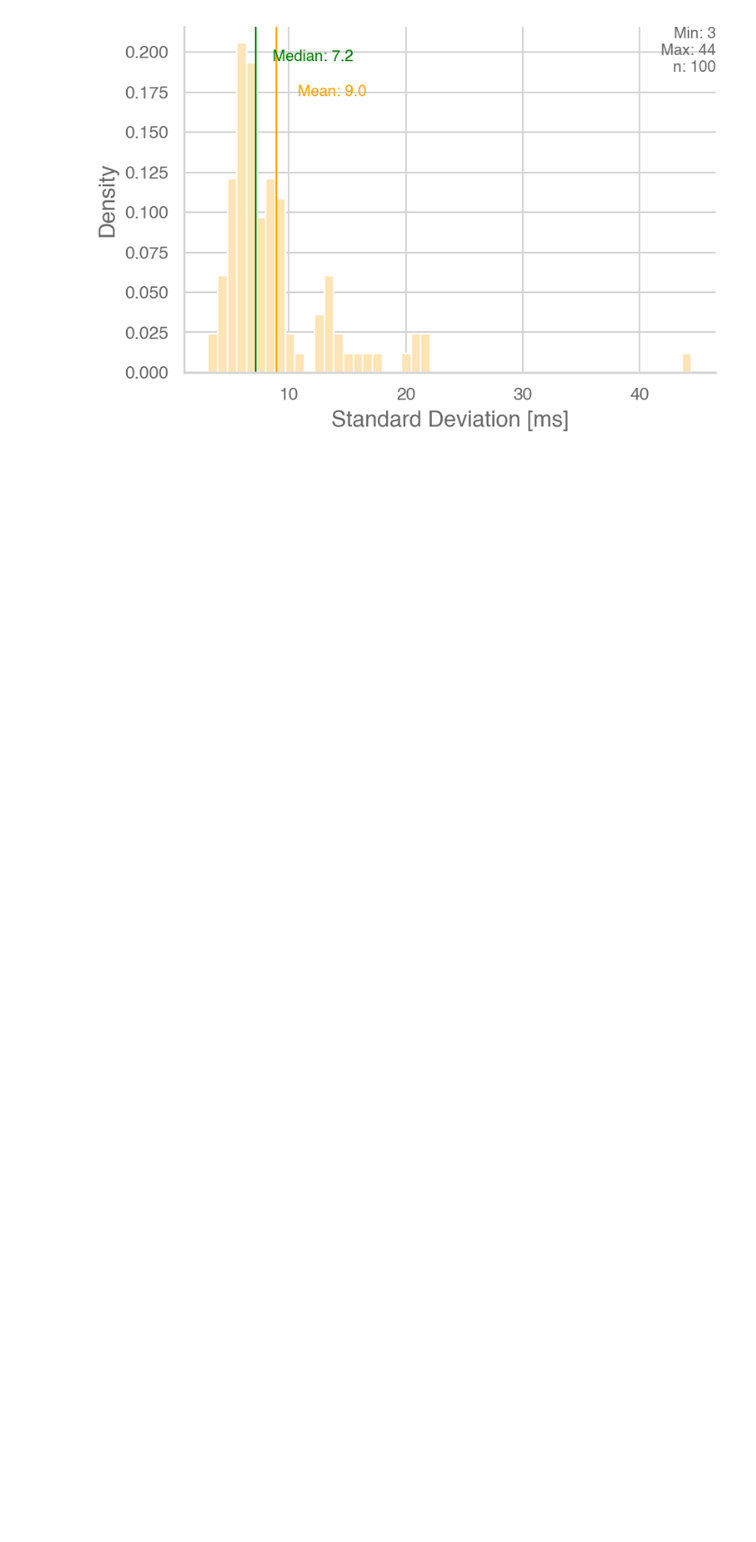
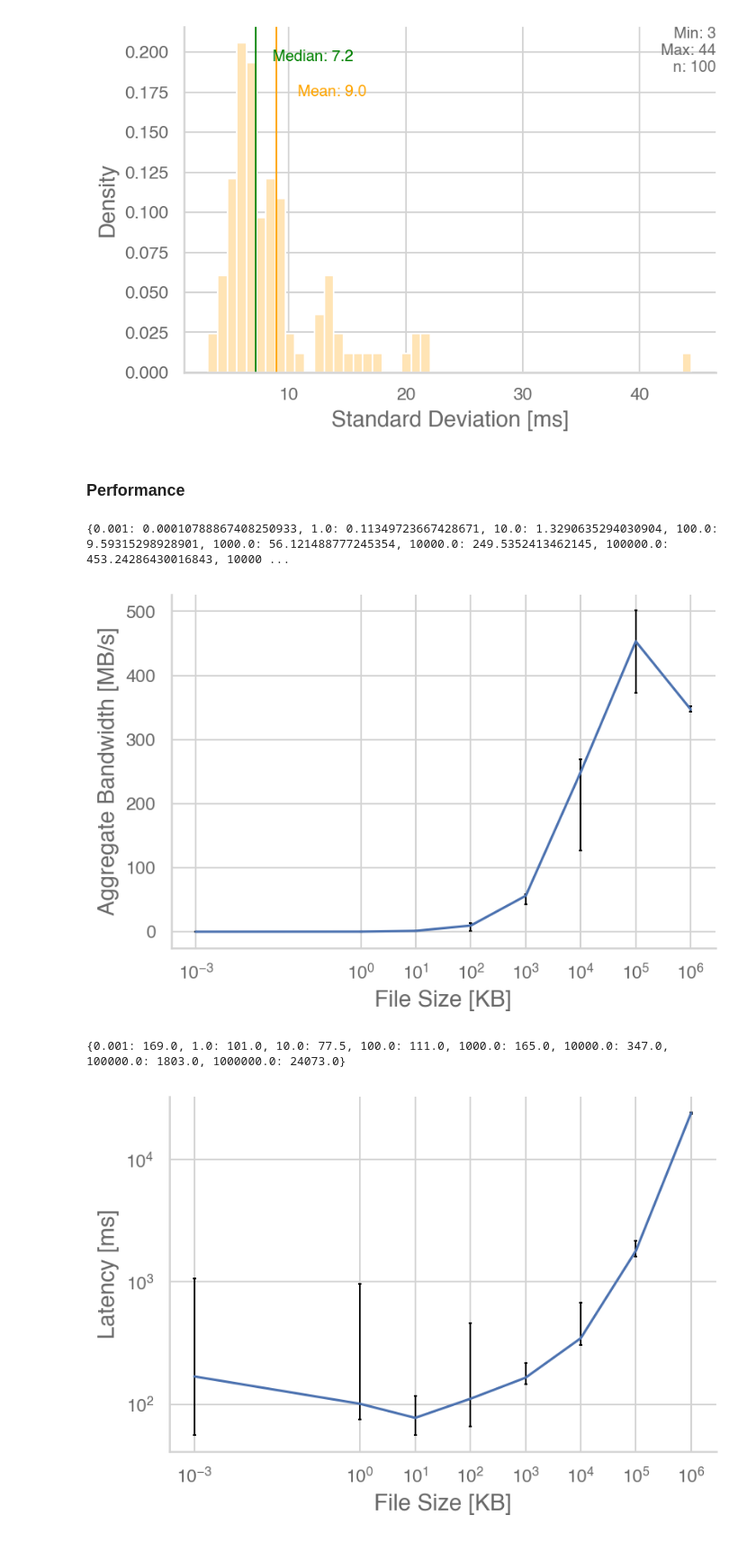
Before and after one commit to OpenCoreCH/LambdaCommBenchmarks, a Jupyter notebook: analysis/lambda_comm_benchmarks.ipynb, the cells around one changed output. Shown: that part at 90% size. Cells and saved outputs as stored; diff of their text form; code cells hidden in the pictures; blank space fills up the shorter version.

Commit message:
Added performance for one to many experiment

```diff
--- a/analysis/lambda_comm_benchmarks.ipynb
+++ b/analysis/lambda_comm_benchmarks.ipynb
@@ -242,3 +237,62 @@ plt.show()
 [figure]
 [figure]
 [figure]
+# %% [markdown]
+### Performance
+# %%
+var_base_path = os.path.join(S3_BASE_PATH, "one_to_many", "scaling_data", "out")
+res = parse_json(var_base_path)
+deltas = calc_deltas(res)
+plot_data = {}
+lower_error = []
+upper_error = []
+for file_size in sorted(deltas):
+    values = list(deltas[file_size].values())
+    agg_bandwidths = []
+    for run_arr in values:
+        agg_bandwidth = 0
+        for latency in run_arr:
+            agg_bandwidth += file_size / latency / 1000
+        agg_bandwidths.append(agg_bandwidth)
+    val = np.median(agg_bandwidths)
+    plot_data[file_size / 1000] = val
+    upper_ci = np.max(agg_bandwidths) - val
+    lower_ci = val - np.min(agg_bandwidths)
+    lower_error.append(lower_ci)
+    upper_error.append(upper_ci)
+print(plot_data)
+plt.xscale('log')
+plt.xlabel("File Size [KB]")
+plt.xticks(list(plot_data.keys()))
+plt.ylabel("Aggregate Bandwidth [MB/s]")
+plt.errorbar(plot_data.keys(), plot_data.values(), [lower_error, upper_error], ecolor='black', elinewidth=1, capsize=1)
+plt.savefig(os.path.join(OUTPUT_PATH, "s3_p2p_bandwidth.pdf"))
+plt.show()
+plot_data = {}
+lower_error = []
+upper_error = []
+for file_size in sorted(deltas):
+    values = list(deltas[file_size].values())
+    run_latencies = []
+    for run_arr in values:
+        run_latencies.append(np.max(run_arr))
+    val = np.median(run_latencies)
+    plot_data[file_size / 1000] = val
+    upper_ci = np.max(run_latencies) - val
+    lower_ci = val - np.min(run_latencies)
+    lower_error.append(lower_ci)
+    upper_error.append(upper_ci)
+print(plot_data)
+plt.xscale('log')
+plt.xlabel("File Size [KB]")
+plt.xticks(list(plot_data.keys()))
+plt.ylabel("Latency [ms]")
+plt.yscale('log')
+plt.errorbar(plot_data.keys(), plot_data.values(), [lower_error, upper_error], ecolor='black', elinewidth=1, capsize=1)
+plt.savefig(os.path.join(OUTPUT_PATH, "s3_p2p_latency.pdf"))
+plt.show()
+# %% [output]
+{0.001: 0.00010788867408250933, 1.0: 0.11349723667428671, 10.0: 1.3290635294030904, 100.0: 9.59315298928901, 1000.0: 56.121488777245354, 10000.0: 249.5352413462145, 100000.0: 453.24286430016843, 10000 ...
+[figure, added]
+{0.001: 169.0, 1.0: 101.0, 10.0: 77.5, 100.0: 111.0, 1000.0: 165.0, 10000.0: 347.0, 100000.0: 1803.0, 1000000.0: 24073.0}
+[figure, added]
```
Also changed, not shown: parts of 3 cells of this notebook.
